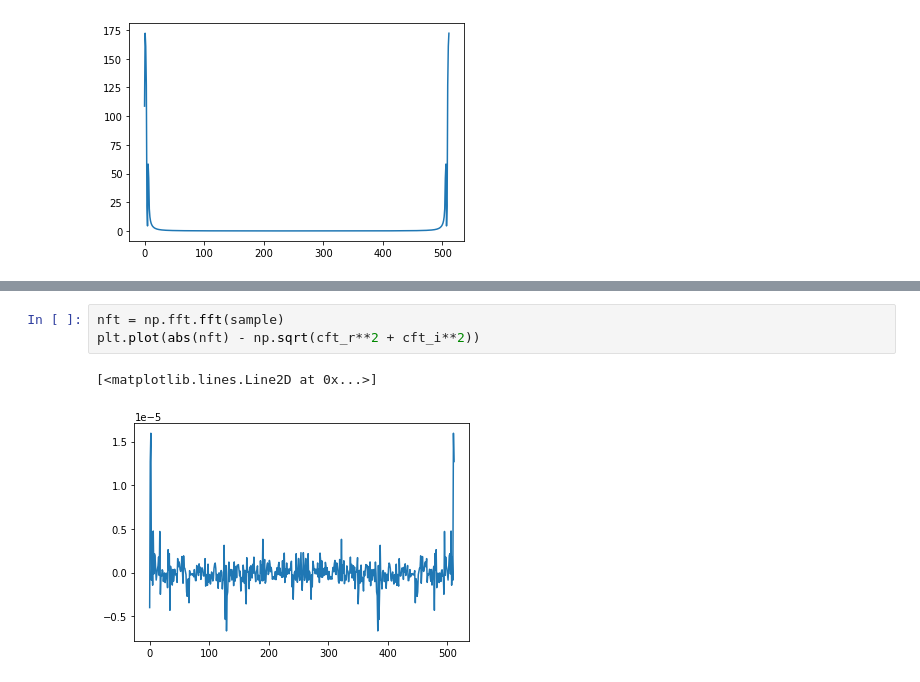
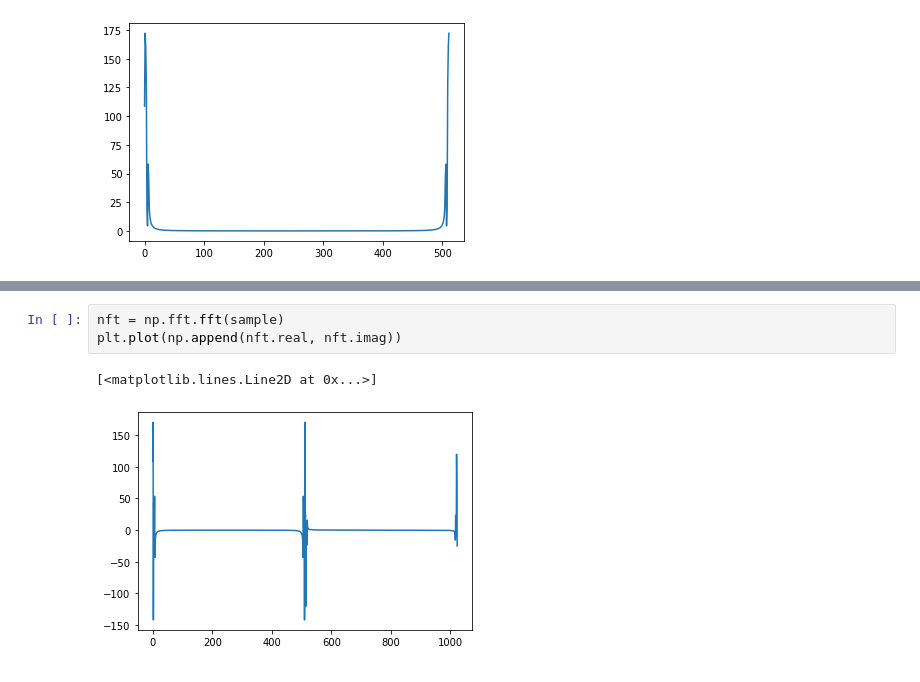
Before and after one commit to ik9702/cfft_practice, a Jupyter notebook: test.ipynb, the cells around one changed output, grey strips where cells are left out. Drawn from its saved outputs; the diff is of its cells as text.

```diff
--- a/test.ipynb
+++ b/test.ipynb
@@ -42,6 +55,6 @@ plt.plot(np.sqrt(cft_r**2 + cft_i**2))
 # %%
 nft = np.fft.fft(sample)
-plt.plot(abs(nft) - np.sqrt(cft_r**2 + cft_i**2))
+plt.plot(np.append(nft.real, nft.imag))
 # %% [output]
 [<matplotlib.lines.Line2D at 0x...>]
-[figure, old version]
+[figure, new version]
```
Also changed, not shown: parts of 3 cells of this notebook, 3 other files.
